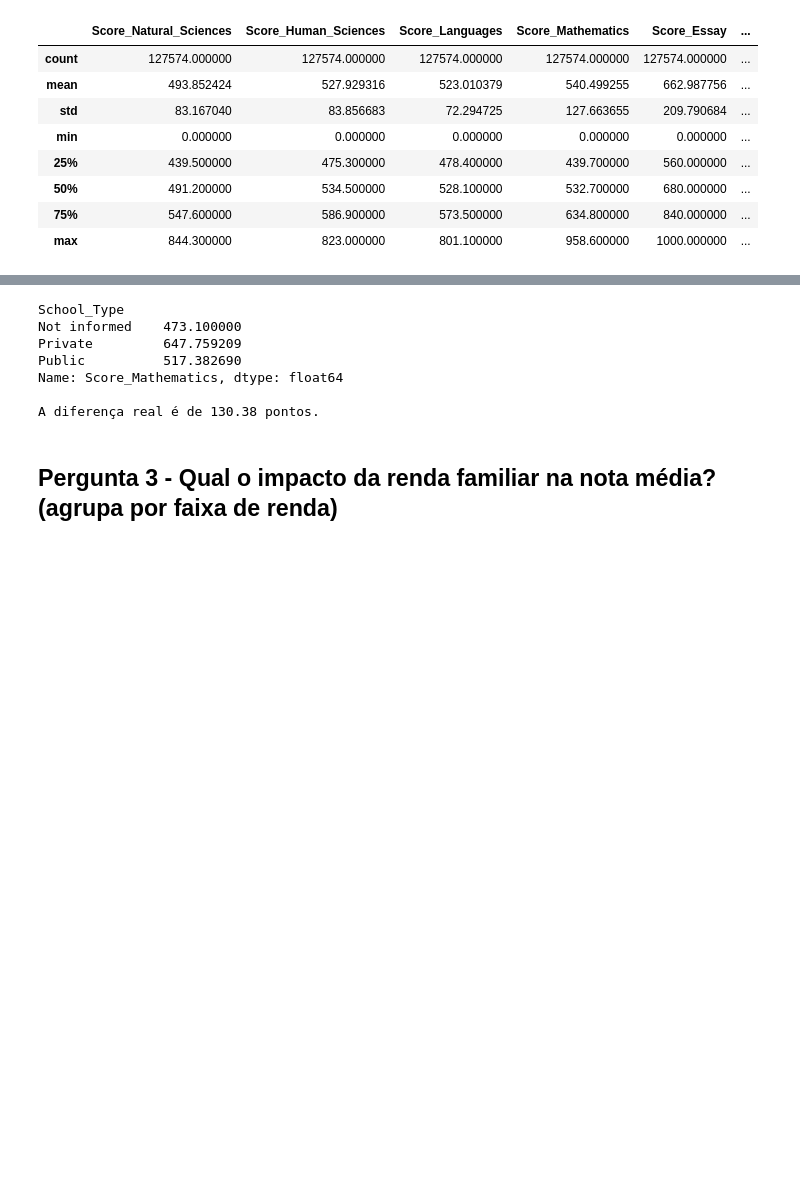
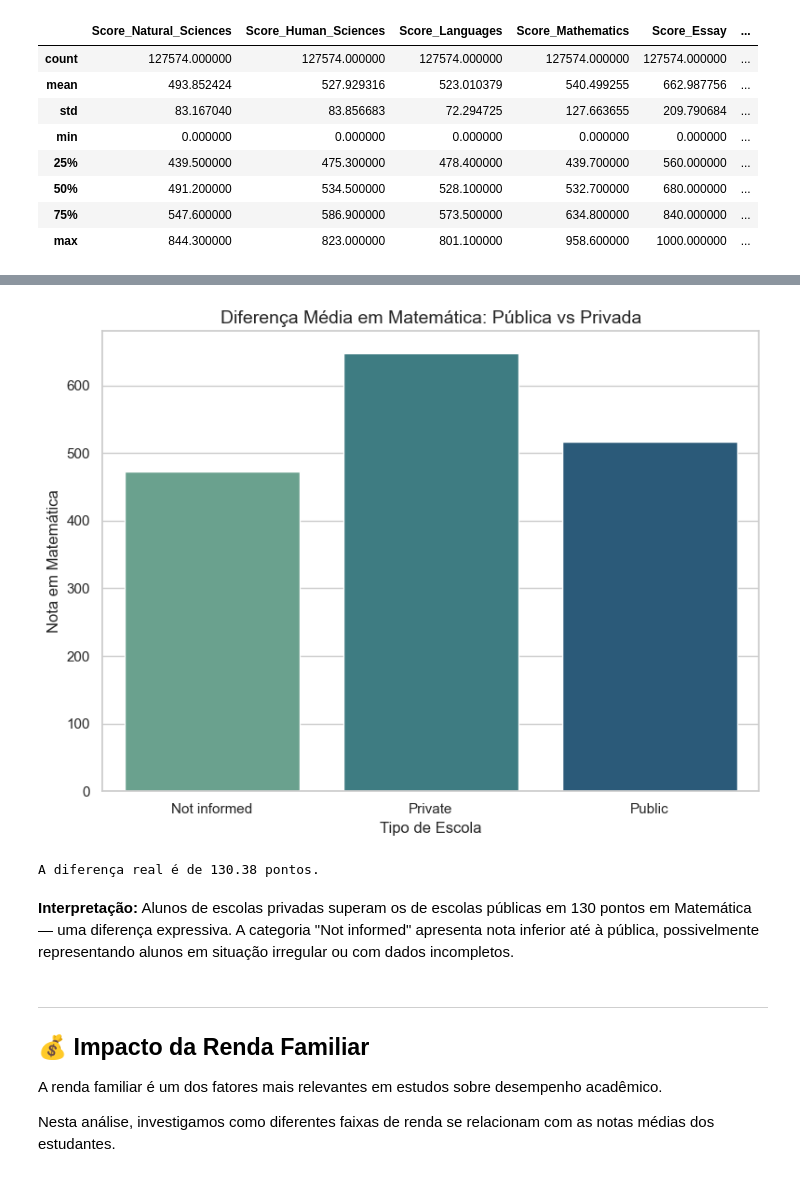
Before and after one commit to DavidHuds0n/enem-analise-exploratoria, a Jupyter notebook: notebooks/01_exploracao.ipynb, the cells around one changed output, grey strips where cells are left out. Saved outputs shown, nothing was run; the diff lists cells and outputs as text; code cells hidden in the pictures; blank space fills up the shorter version.

```diff
--- a/notebooks/01_exploracao.ipynb
+++ b/notebooks/01_exploracao.ipynb
@@ -72,18 +160,31 @@ Name: Mean_Score, dtype: float64
 # %%
-media_mat_por_tipo_escola = df.groupby('School_Type')['Score_Mathematics'].mean()
-print(media_mat_por_tipo_escola)
+media_mat_por_tipo_escola = df.groupby('School_Type')['Score_Mathematics'].mean().reset_index()
 
-# Acessando os valores diretamente do seu resultado
-diferenca = media_mat_por_tipo_escola['Private'] - media_mat_por_tipo_escola['Public']
+plt.figure(figsize=(8, 6))
+sns.barplot(data=media_mat_por_tipo_escola, x='School_Type', y='Score_Mathematics', hue='School_Type', legend=False, palette=PALETTE)
+plt.title('Diferença Média em Matemática: Pública vs Privada', fontsize=14)
+plt.ylabel('Nota em Matemática')
+plt.xlabel('Tipo de Escola')
+plt.tight_layout()
+plt.show()
+
+# Cálculo da diferença real entre as médias de Matemática para escolas privadas e públicas
+diferenca = media_mat_por_tipo_escola.set_index('School_Type').loc['Private', 'Score_Mathematics'] - \
+            media_mat_por_tipo_escola.set_index('School_Type').loc['Public', 'Score_Mathematics']
 print(f"\nA diferença real é de {diferenca:.2f} pontos.")
 # %% [output]
+[figure, added]
-School_Type
-Not informed    473.100000
-Private         647.759209
-Public          517.382690
-Name: Score_Mathematics, dtype: float64
-
 A diferença real é de 130.38 pontos.
+# %% [markdown]
+**Interpretação:** Alunos de escolas privadas superam os de escolas públicas
+em 130 pontos em Matemática — uma diferença expressiva. A categoria
+"Not informed" apresenta nota inferior até à pública, possivelmente
+representando alunos em situação irregular ou com dados incompletos.
 # %% [markdown]
-## Pergunta 3 - Qual o impacto da renda familiar na nota média? (agrupa por faixa de renda)
+---
+## 💰 Impacto da Renda Familiar
+
+A renda familiar é um dos fatores mais relevantes em estudos sobre desempenho acadêmico.
+
+Nesta análise, investigamos como diferentes faixas de renda se relacionam com as notas médias dos estudantes.
 # %%
```
Also changed, not shown: parts of 31 cells of this notebook.
